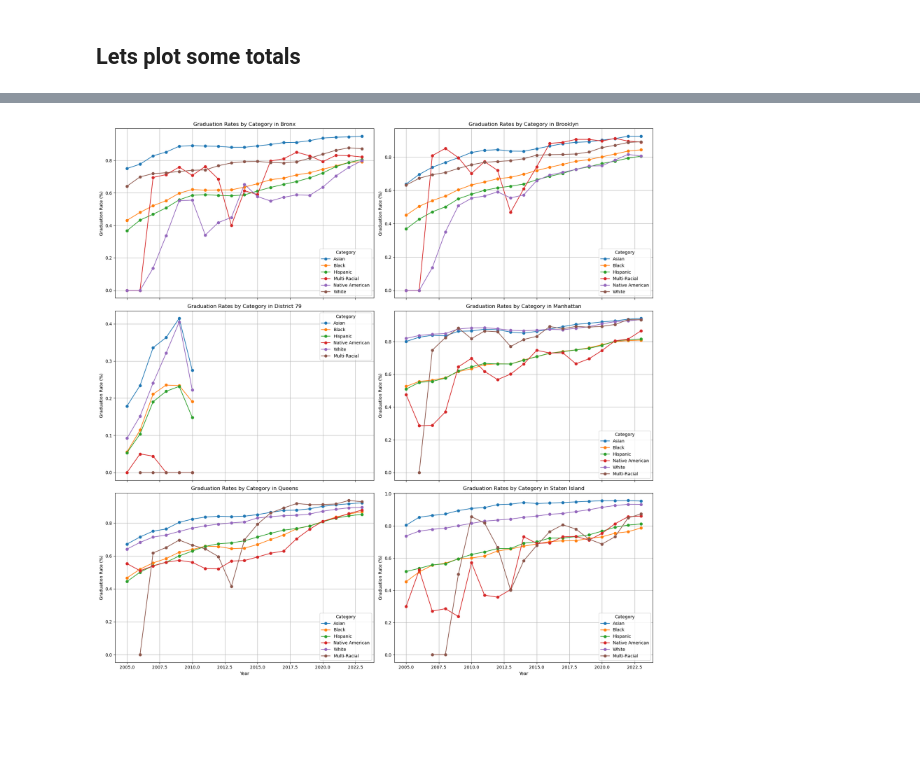
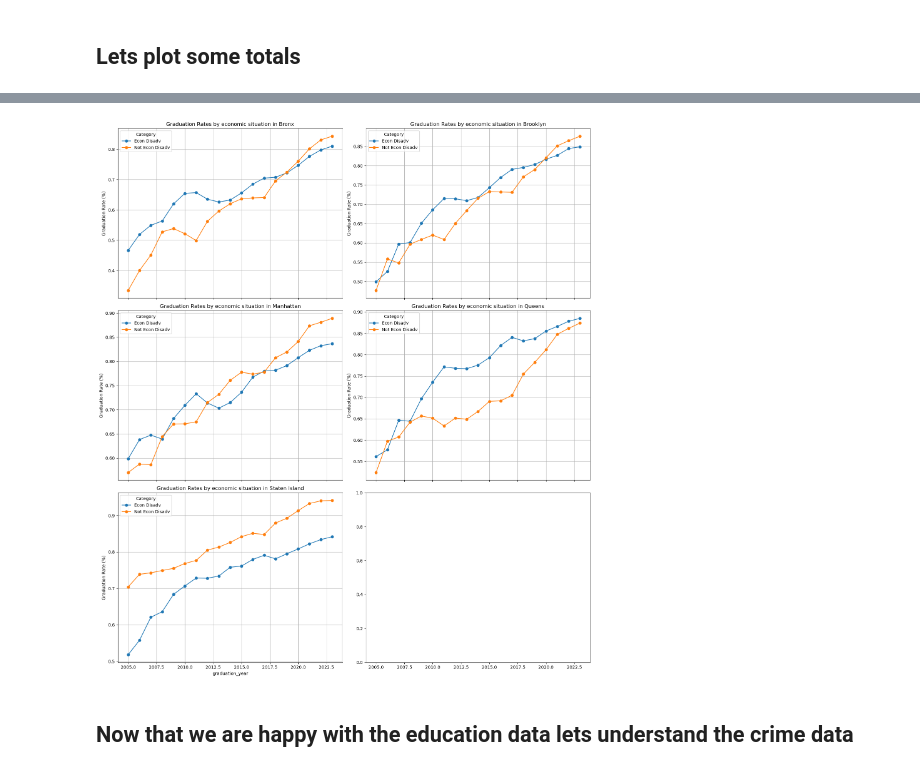
Before and after one commit to Jeff-Brady/crime_nerds, a Jupyter notebook: notebook_almu.ipynb, the cells around one changed output, grey strips where cells are left out. Drawn from its saved outputs; the diff is of its cells as text; code cells hidden in the pictures; blank space fills up the shorter version.

```diff
--- a/notebook_almu.ipynb
+++ b/notebook_almu.ipynb
@@ -445,5 +615,5 @@ filter_econ_situation = ['Econ Disadv', 'Not Econ Disadv']
 # %%
 # first we will need to filter for the categories including th ethnicity filter
-full_graduates_ethnicity = full_graduates[full_graduates.category.isin(filter_ethniticy)]
-full_graduates_ethnicity
+graduation_rates_ethnicity= graduation_rates[graduation_rates.category.isin(filter_ethniticy)]
+graduation_rates_ethnicity.head()
 # %% [output]
@@ -540,6 +648,6 @@ full_graduates_ethnicity[(full_graduates_ethnicity['graduation_year']==2005) & (
 # %%
 # create columns for shares for % graduates and % dropout
-full_graduates_ethnicity_grouped['graduation_rate'] = full_graduates_ethnicity_grouped['#_grads']/full_graduates_ethnicity_grouped['#_total_cohort']
-full_graduates_ethnicity_grouped['dropout_rate'] = full_graduates_ethnicity_grouped['#_dropout']/full_graduates_ethnicity_grouped['#_total_cohort']
-full_graduates_ethnicity_grouped
+graduation_rates_ethnicity['graduation_rate'] = graduation_rates_ethnicity['#_grads']/graduation_rates_ethnicity['#_total_cohort']
+graduation_rates_ethnicity['dropout_rate'] = graduation_rates_ethnicity['#_dropout']/graduation_rates_ethnicity['#_total_cohort']
+graduation_rates_ethnicity
 # %% [output]
@@ -652,0 +1049,4 @@ full_graduates_ethnicity_grouped
+# %%
+# first we will need to filter for the categories including th economic situation filter
+graduation_rates_econ_situation= graduation_rates[graduation_rates.category.isin(filter_econ_situation)]
+graduation_rates_econ_situation.head()
@@ -652,0 +1204,4 @@ full_graduates_ethnicity_grouped
+# %%
+graduation_rates_econ_situation['graduation_rate'] = graduation_rates_econ_situation['#_grads']/graduation_rates_econ_situation['#_total_cohort']
+graduation_rates_econ_situation['dropout_rate'] = graduation_rates_econ_situation['#_dropout']/graduation_rates_econ_situation['#_total_cohort']
+graduation_rates_econ_situation
@@ -653,39 +1232,40 @@ full_graduates_ethnicity_grouped
 # %%
-
 # Get unique boroughs
-boroughs = full_graduates_ethnicity_grouped['borough'].unique()
+boroughs = graduation_rates_econ_situation['borough'].unique()
 
 # Calculate number of rows and columns for subplots
 n_rows = (len(boroughs) + 1) // 2  # Number of rows
 n_cols = 2  # Number of columns
 
 # Create subplots
-fig, axs = plt.subplots(n_rows, n_cols, figsize=(18, 6 * n_rows), sharex=True)
+fig, axs = plt.subplots(n_rows, n_cols, figsize=(16, 6 * n_rows), sharex=True)
 
 # Plot each borough
 for i, borough in enumerate(boroughs):
     row = i // n_cols
     col = i % n_cols
-    borough_data = full_graduates_ethnicity_grouped[full_graduates_ethnicity_grouped['borough'] == borough]
+    borough_data = graduation_rates_econ_situation[graduation_rates_econ_situation['borough'] == borough]
     categories = borough_data['category'].unique()
     for category in categories:
         category_data = borough_data[borough_data['category'] == category]
         axs[row, col].plot(category_data['graduation_year'], category_data['graduation_rate'], label=category, marker='o')
 
     # Add labels and title for each subplot
-    axs[row, col].set_title(f'Graduation Rates by Category in {borough}')
+    axs[row, col].set_title(f'Graduation Rates by economic situation in {borough}')
     axs[row, col].set_ylabel('Graduation Rate (%)')
     axs[row, col].legend(title='Category')
     axs[row, col].grid(True)
 
 # Add common x-axis label
-axs[-1, 0].set_xlabel('Year')
-axs[-1, 1].set_xlabel('Year') if len(boroughs) % 2 == 0 else None  # Only set xlabel for the last subplot in the last row if even number of boroughs
+axs[-1, 0].set_xlabel('graduation_year')
+axs[-1, 1].set_xlabel('graduation_year') if len(boroughs) % 2 == 0 else None  # Only set xlabel for the last subplot in the last row if even number of boroughs
 
 # Adjust layout
 plt.tight_layout()
 
 # Show the plot
 plt.show()
 # %% [output]
-[figure, old version]
+[figure, new version]
+# %% [markdown]
+## Now that we are happy with the education data lets understand the crime data
```
Also changed, not shown: parts of 99 cells of this notebook, 2 other files.
